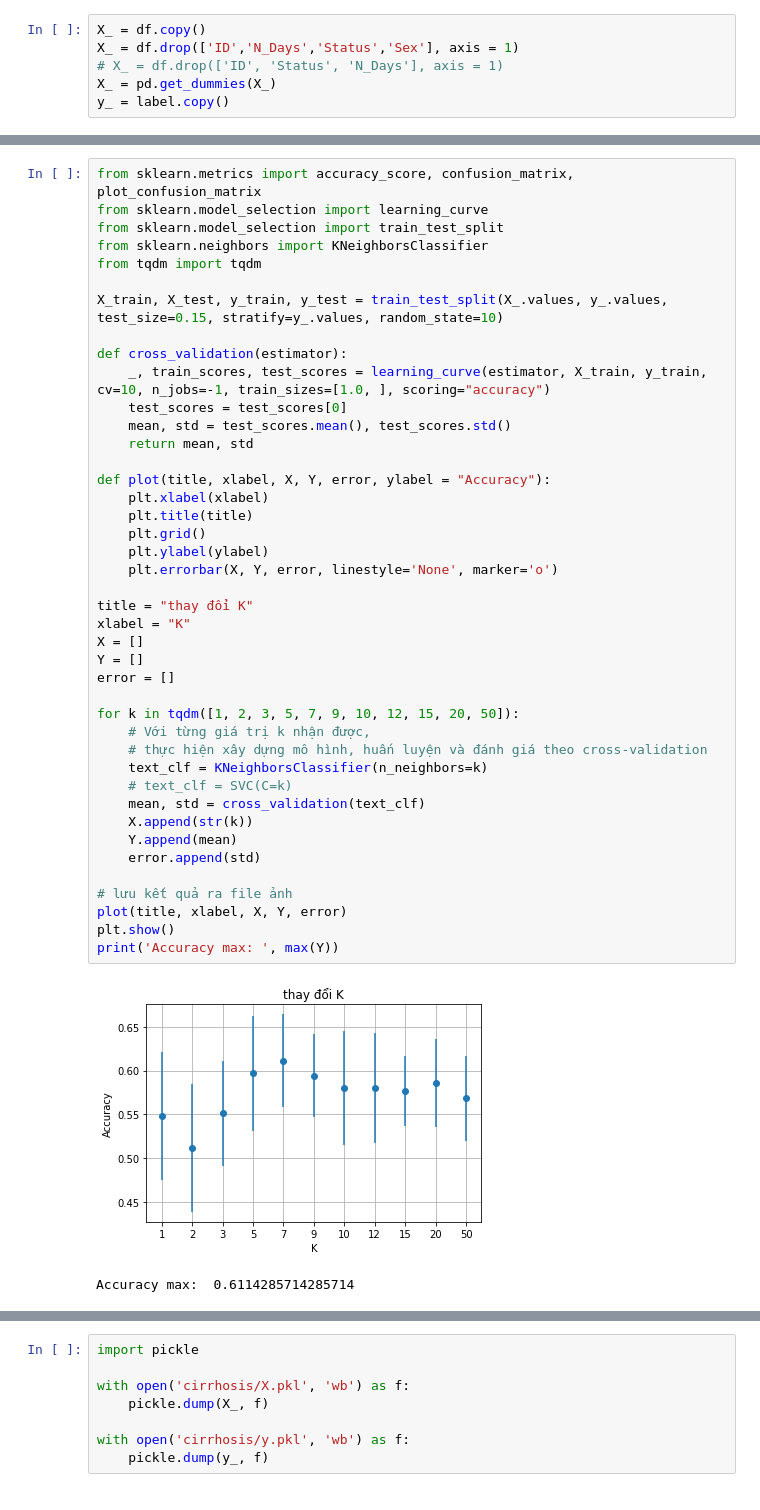
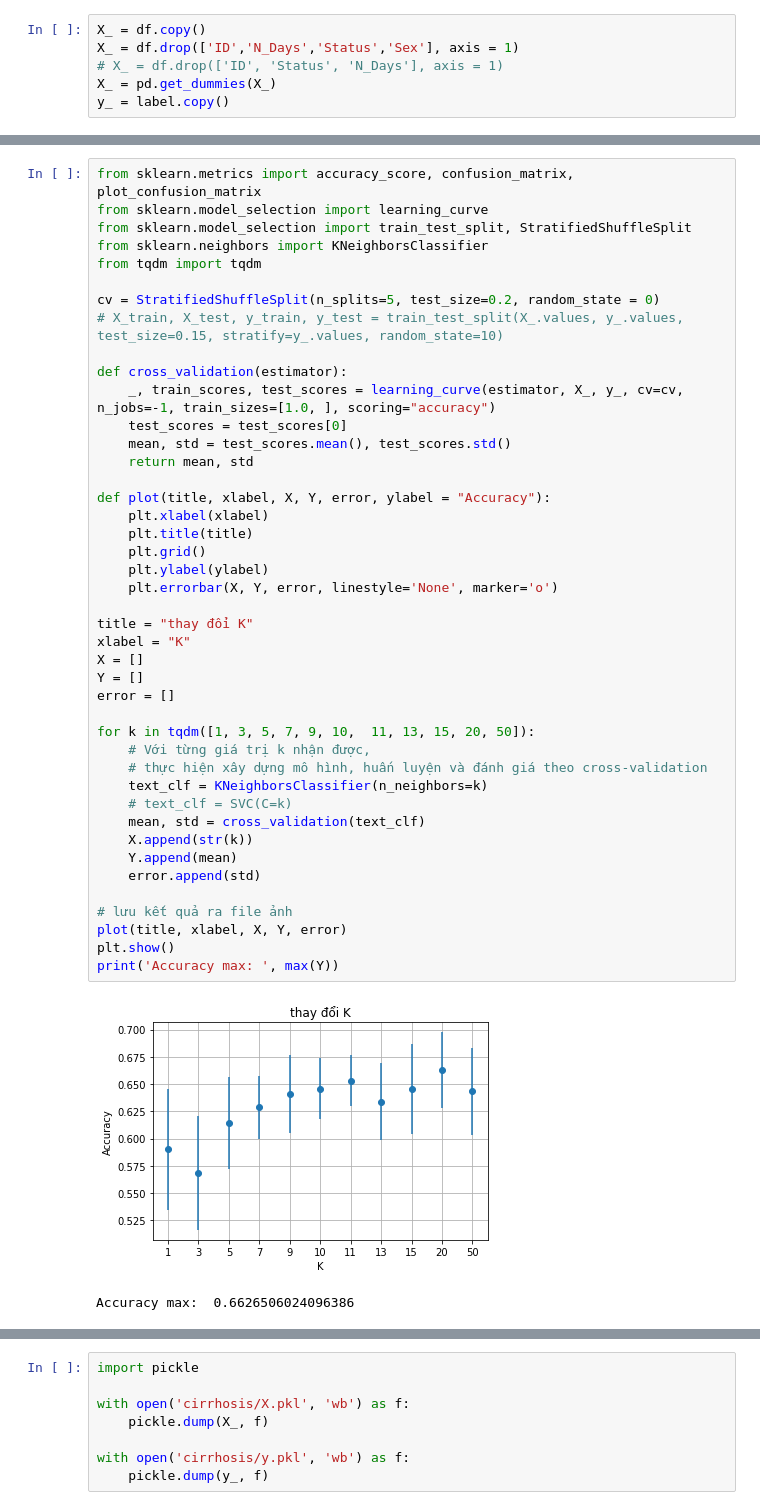
Before and after one commit to ddotu2612/BTL_MachineLearning, a Jupyter notebook: preprocessing/preprocessing_data_cirrhosis_disease.ipynb, the cells around one changed output, grey strips where cells are left out. Drawn from its saved outputs; the diff is of its cells as text.

```diff
--- a/preprocessing/preprocessing_data_cirrhosis_disease.ipynb
+++ b/preprocessing/preprocessing_data_cirrhosis_disease.ipynb
@@ -515,45 +509,46 @@ X_
 # %%
 from sklearn.metrics import accuracy_score, confusion_matrix, plot_confusion_matrix
 from sklearn.model_selection import learning_curve
-from sklearn.model_selection import train_test_split
+from sklearn.model_selection import train_test_split, StratifiedShuffleSplit
 from sklearn.neighbors import KNeighborsClassifier
 from tqdm import tqdm
 
-X_train, X_test, y_train, y_test = train_test_split(X_.values, y_.values, test_size=0.15, stratify=y_.values, random_state=10)
+cv = StratifiedShuffleSplit(n_splits=5, test_size=0.2, random_state = 0)
+# X_train, X_test, y_train, y_test = train_test_split(X_.values, y_.values, test_size=0.15, stratify=y_.values, random_state=10)
 
 def cross_validation(estimator):
-    _, train_scores, test_scores = learning_curve(estimator, X_train, y_train, cv=10, n_jobs=-1, train_sizes=[1.0, ], scoring="accuracy")
+    _, train_scores, test_scores = learning_curve(estimator, X_, y_, cv=cv, n_jobs=-1, train_sizes=[1.0, ], scoring="accuracy")
     test_scores = test_scores[0]
     mean, std = test_scores.mean(), test_scores.std()
     return mean, std
 
 def plot(title, xlabel, X, Y, error, ylabel = "Accuracy"):
     plt.xlabel(xlabel)
     plt.title(title)
     plt.grid()
     plt.ylabel(ylabel)
     plt.errorbar(X, Y, error, linestyle='None', marker='o')
 
 title = "thay đổi K"
 xlabel = "K"
 X = []
 Y = []
 error = []
 
-for k in tqdm([1, 2, 3, 5, 7, 9, 10, 12, 15, 20, 50]):
+for k in tqdm([1, 3, 5, 7, 9, 10,  11, 13, 15, 20, 50]):
     # Với từng giá trị k nhận được,
     # thực hiện xây dựng mô hình, huấn luyện và đánh giá theo cross-validation
     text_clf = KNeighborsClassifier(n_neighbors=k)
     # text_clf = SVC(C=k)
     mean, std = cross_validation(text_clf)
     X.append(str(k))
     Y.append(mean)
     error.append(std)
 
 # lưu kết quả ra file ảnh
 plot(title, xlabel, X, Y, error)
 plt.show()
 print('Accuracy max: ', max(Y))
 # %% [output]
-[figure, old version]
+[figure, new version]
-Accuracy max:  0.6114285714285714
+Accuracy max:  0.6626506024096386
```
Also changed, not shown: parts of 8 cells of this notebook, 3 other files.
